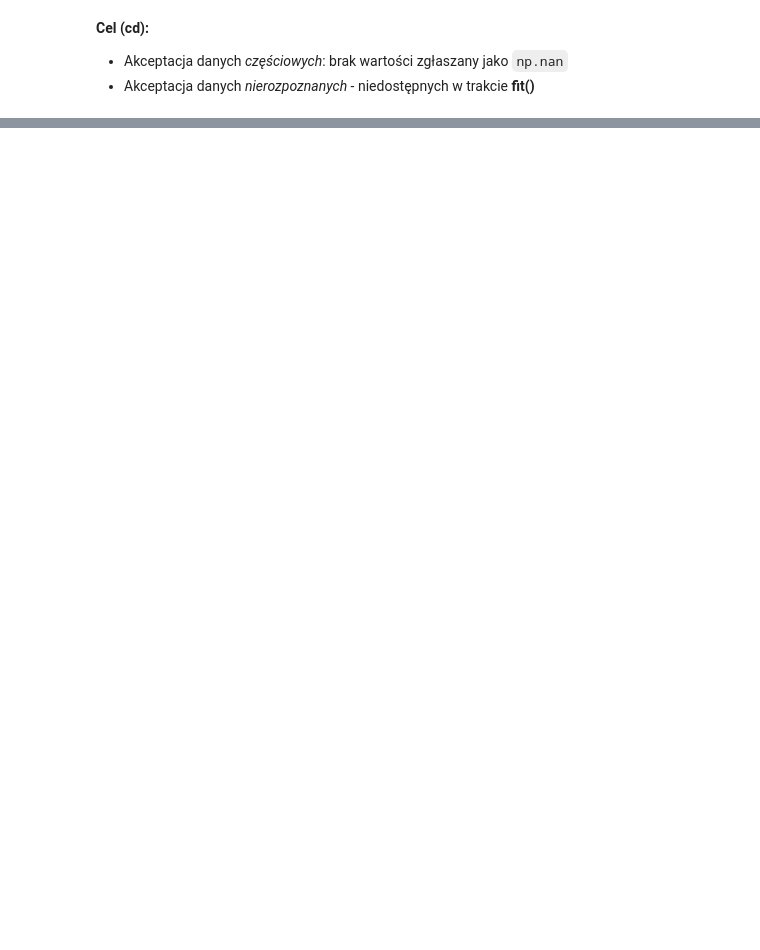
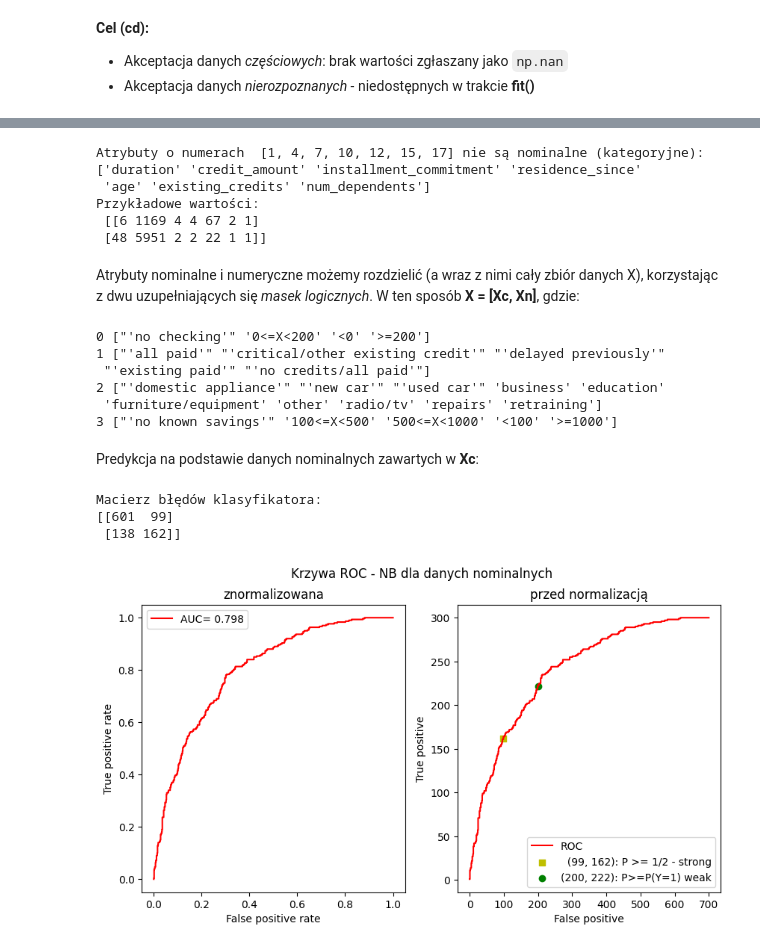
Before and after one commit to GrzegorzAndrzejczak/Programowanie-w-Pythonie, a Jupyter notebook: mixedNB.ipynb, the cells around one changed output, grey strips where cells are left out. Drawn from its saved outputs; the diff is of its cells as text; code cells hidden in the pictures; blank space fills up the shorter version.

```diff
--- a/mixedNB.ipynb
+++ b/mixedNB.ipynb
@@ -106,0 +241,74 @@ class OrdinalNanEncoder(OrdinalEncoder):    # Dopuszcza nan's dla uczących i dl
+# %%
+numeric = [1, 4, 7, 10, 12, 15, 17]
+print("Atrybuty o numerach ",numeric, "nie są nominalne (kategoryjne):")
+print(attributes[numeric])
+print("Przykładowe wartości:\n", X[:2, numeric])
+# %% [output]
+Atrybuty o numerach  [1, 4, 7, 10, 12, 15, 17] nie są nominalne (kategoryjne):
+['duration' 'credit_amount' 'installment_commitment' 'residence_since'
+ 'age' 'existing_credits' 'num_dependents']
+Przykładowe wartości:
+ [[6 1169 4 4 67 2 1]
+ [48 5951 2 2 22 1 1]]
+# %% [markdown]
+Atrybuty nominalne i numeryczne możemy rozdzielić (a wraz z nimi cały zbiór danych X), korzystając z dwu uzupełniających się *masek logicznych*. W ten sposób **X = [Xc, Xn]**, gdzie:
+# %%
+n_mask = [(i in numeric) for i in range(X.shape[1])]
+c_mask = np.logical_not(n_mask)
+Xc = X[:, c_mask]       # categorical
+Xn = X[:, n_mask]       # = X[:, numeric], dane liczbowe
+
+from NB_ext import CategoricalNanNB, OrdinalNanEncoder
+clf = CategoricalNanNB()
+clf.fit(Xc,y)         # encoder=...   -może być jawnie wskazany i wcześniej dopasowany
+for i in range(4):
+    print(i,  clf.enc.categories_[i])  # enc.categories_[0], enc.categories_[3], było przed zmianą:
+# %% [output]
+0 ["'no checking'" '0<=X<200' '<0' '>=200']
+1 ["'all paid'" "'critical/other existing credit'" "'delayed previously'"
+ "'existing paid'" "'no credits/all paid'"]
+2 ["'domestic appliance'" "'new car'" "'used car'" 'business' 'education'
+ 'furniture/equipment' 'other' 'radio/tv' 'repairs' 'retraining']
+3 ["'no known savings'" '100<=X<500' '500<=X<1000' '<100' '>=1000']
+# %% [markdown]
+Predykcja na podstawie danych nominalnych zawartych w **Xc**:
+# %%
+from matplotlib import pyplot as plt
+from NB_ext import ROC, AUC, conf_mtx
+y_pred = clf.predict(Xc)
+mtx = conf_mtx(y,y_pred)
+print('Macierz błędów klasyfikatora:')
+print(mtx)
+y_proba = clf.predict_proba(Xc)[:,1]
+fP, tP, _ = roc_curve(y, y_proba)
+auc = roc_auc_score(y, y_proba)
+fig, (ax0, ax1) = plt.subplots(1,2, figsize=(10,5))
+ax0.plot(fP,tP, color="r", label=f"AUC={auc:6.3f}");
+fig.suptitle("Krzywa ROC - NB dla danych nominalnych")
+ax0.set_xlabel("False positive rate")
+ax0.set_ylabel("True positive rate")
+ax0.set_title("znormalizowana")
+ax0.legend();
+
+FP,TP = ROC(y, y_proba)
+pr_apriori = TP[-1]/(len(y))        # akt. 3/10
+y_suspect = (y_proba>=pr_apriori).astype(int)    # ... gdy  P(Y=1|x) >= P(Y=1)
+mtxw = conf_mtx(y,y_suspect)
+fps,tps = mtx[:,1]
+fpw,tpw = mtxw[:,1]
+ax1.plot(FP,TP, color="r", label="ROC");
+ax1.scatter(fps,tps, color="y", marker='s', label=f"  {fps,tps}: P >= 1/2 - strong")
+ax1.scatter(fpw,tpw, color="green", marker='o', label=f"{fpw,tpw}: P>=P(Y=1) weak")
+
+ax1.set_xlabel("False positive")
+ax1.set_ylabel("True positive")
+ax1.set_title("przed normalizacją")
+ax1.legend();
+plt.show()
+print('Macierz błędów klasyfikatora (weak):')
+print(mtxw)
+# %% [output]
+Macierz błędów klasyfikatora:
+[[601  99]
+ [138 162]]
+[figure, added]
```
Also changed, not shown: parts of 23 cells of this notebook.
